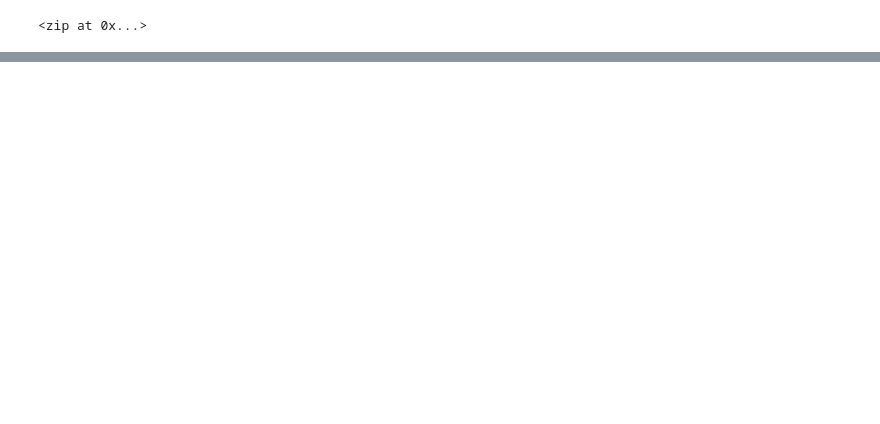
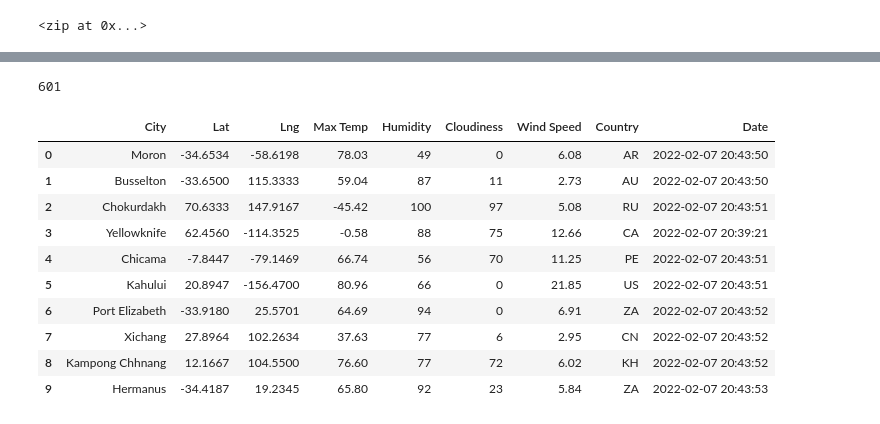
Before and after one commit to harrison-nicole/World_Weather_Analysis, a Jupyter notebook: WeatherPy.ipynb, the cells around one changed output, grey strips where cells are left out. Drawn from its saved outputs; the diff is of its cells as text; code cells hidden in the pictures; blank space fills up the shorter version.

Commit message:
updated weatherpy

```diff
--- a/WeatherPy.ipynb
+++ b/WeatherPy.ipynb
@@ -54,0 +60,13 @@ len(cities)
+# %%
+# Import the time library and the datetime module from the datetime library
+import time
+from datetime import datetime
+
+# Import the requests library.
+import requests
+
+# Import the API key.
+from config import weather_api_key
+
+# Starting URL for Weather Map API Call.
+url = "http://api.openweathermap.org/data/2.5/weather?units=Imperial&APPID=" + weather_api_key
@@ -54,0 +153,20 @@ len(cities)
+# %%
+len(city_data)
+# %% [output]
+601
+# %%
+# Convert the array of dictionaries to a Pandas DataFrame.
+city_data_df = pd.DataFrame(city_data)
+city_data_df.head(10)
+# %% [output]
+|  | City | Lat | Lng | Max Temp | Humidity | Cloudiness | Wind Speed | Country | Date |
+| 0 | Moron | -34.6534 | -58.6198 | 78.03 | 49 | 0 | 6.08 | AR | 2022-02-07 20:43:50 |
+| 1 | Busselton | -33.6500 | 115.3333 | 59.04 | 87 | 11 | 2.73 | AU | 2022-02-07 20:43:50 |
+| 2 | Chokurdakh | 70.6333 | 147.9167 | -45.42 | 100 | 97 | 5.08 | RU | 2022-02-07 20:43:51 |
+| 3 | Yellowknife | 62.4560 | -114.3525 | -0.58 | 88 | 75 | 12.66 | CA | 2022-02-07 20:39:21 |
+| 4 | Chicama | -7.8447 | -79.1469 | 66.74 | 56 | 70 | 11.25 | PE | 2022-02-07 20:43:51 |
+| 5 | Kahului | 20.8947 | -156.4700 | 80.96 | 66 | 0 | 21.85 | US | 2022-02-07 20:43:51 |
+| 6 | Port Elizabeth | -33.9180 | 25.5701 | 64.69 | 94 | 0 | 6.91 | ZA | 2022-02-07 20:43:52 |
+| 7 | Xichang | 27.8964 | 102.2634 | 37.63 | 77 | 6 | 2.95 | CN | 2022-02-07 20:43:52 |
+| 8 | Kampong Chhnang | 12.1667 | 104.5500 | 76.60 | 77 | 72 | 6.02 | KH | 2022-02-07 20:43:52 |
+| 9 | Hermanus | -34.4187 | 19.2345 | 65.80 | 92 | 23 | 5.84 | ZA | 2022-02-07 20:43:53 |
```
Also changed, not shown: parts of 6 cells of this notebook, 3 other files.
